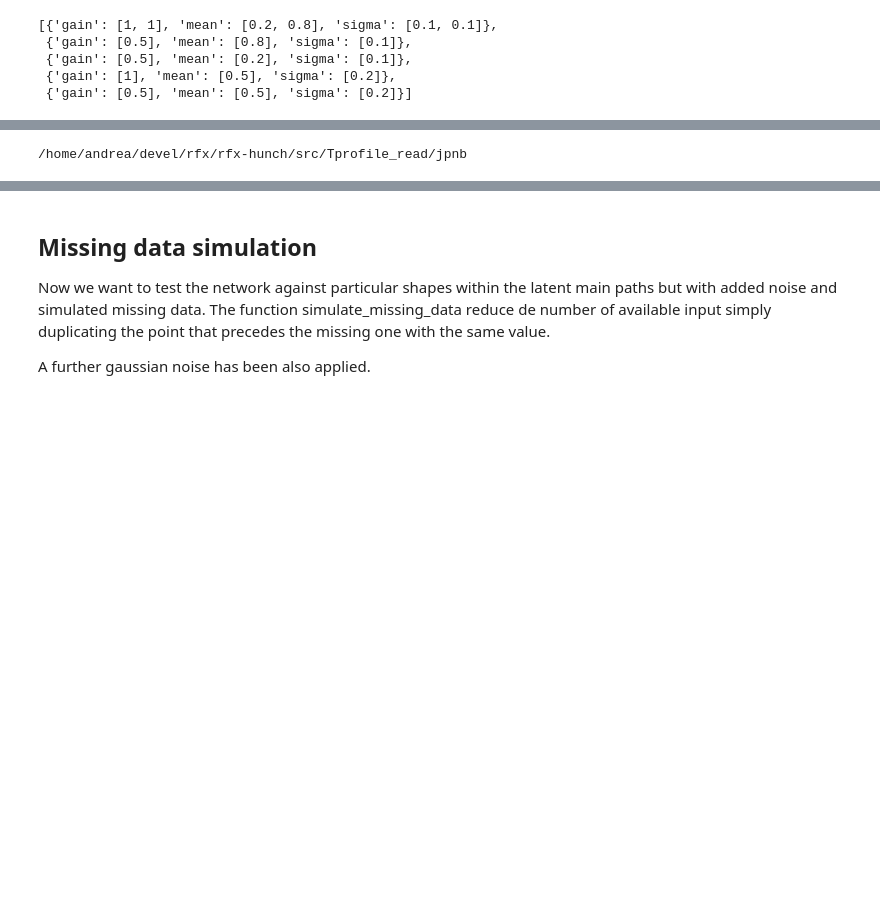
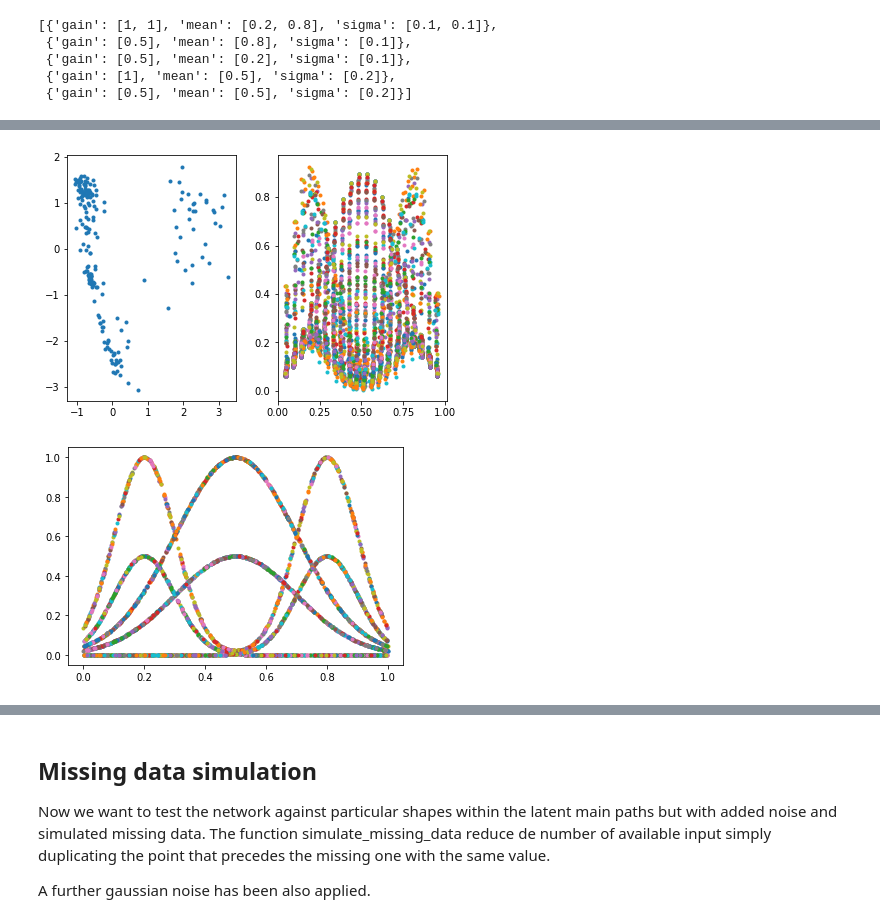
Before and after one commit to AndreaRigoni/rfx-hunch, a Jupyter notebook: src/Tprofile_read/jpnb/STEP1.ipynb, the cells around one changed output, grey strips where cells are left out. Saved outputs shown, nothing was run; the diff lists cells and outputs as text; code cells hidden in the pictures; blank space fills up the shorter version.

```diff
--- a/src/Tprofile_read/jpnb/STEP1.ipynb
+++ b/src/Tprofile_read/jpnb/STEP1.ipynb
@@ -56,4 +46,5 @@ ds.kinds
  {'gain': [1], 'mean': [0.5], 'sigma': [0.2]},
  {'gain': [0.5], 'mean': [0.5], 'sigma': [0.2]}]
 # %%
-# aefit.test_dummy(m, data=ds, epoch=5, batch=200, loss_factor=1e-3)
+aefit.test_dummy(m, data=ds, epoch=5, batch=200, loss_factor=1e-3)
+# %% [output]
@@ -60,10 +68,9 @@ ds.kinds
+[figure, added]
+[figure, added]
 # %%
 # m.save('kcp/aefit1')
 # %%
 !pwd
-m.load('kcp/prova1')
-# %% [output]
-/home/andrea/devel/rfx/rfx-hunch/src/Tprofile_read/jpnb
 # %%
 from bokeh.io import show, output_notebook
 output_notebook()
```
Also changed, not shown: parts of 5 cells of this notebook, 19 other files.
